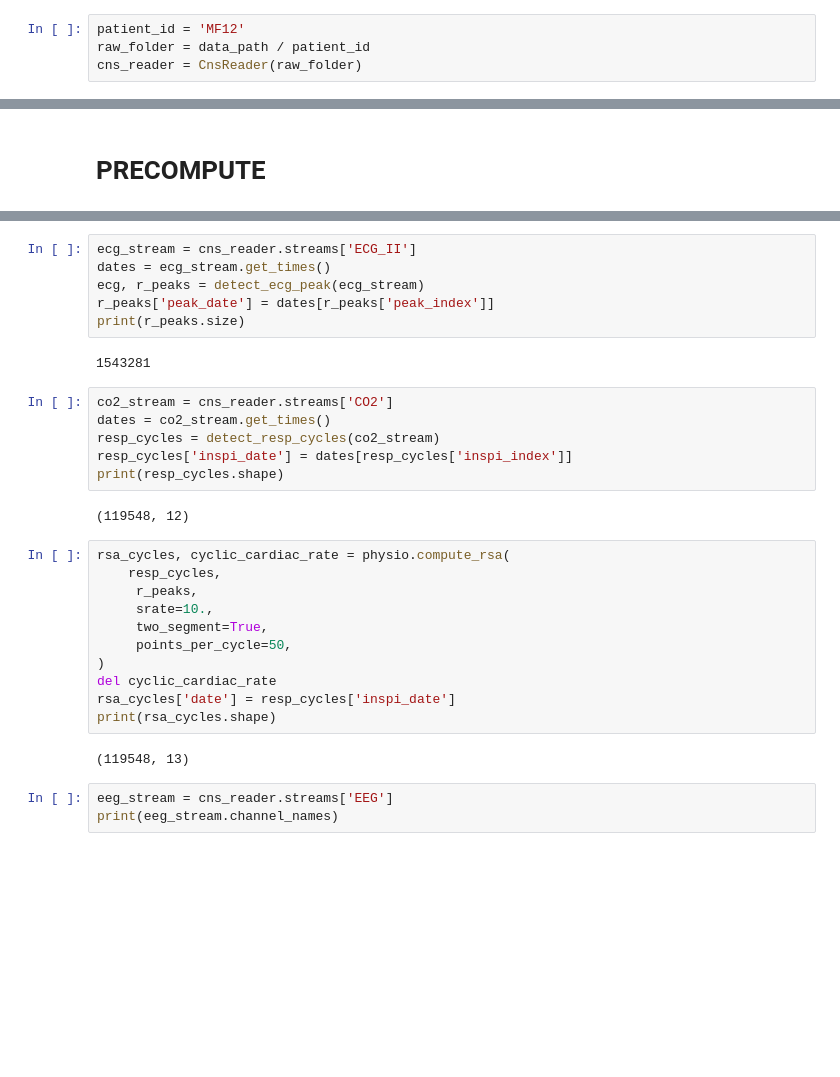
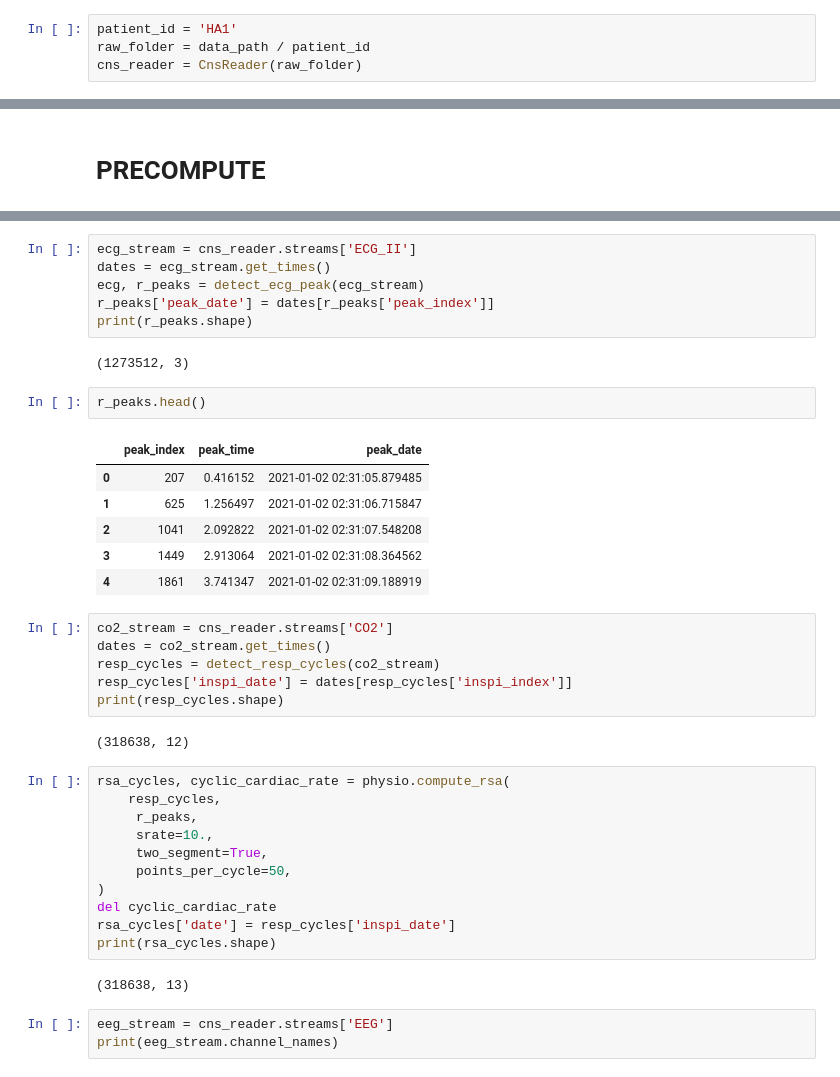
Before and after one commit to ICUandNS/CSD-Autonomous-Nervous-System, a Jupyter notebook: gwendan_viewer.ipynb, the cells around one changed output, grey strips where cells are left out. Saved outputs shown, nothing was run; the diff lists cells and outputs as text; blank space fills up the shorter version.

```diff
--- a/gwendan_viewer.ipynb
+++ b/gwendan_viewer.ipynb
@@ -31,6 +25,6 @@ Current directory:/Volumes/tiger/baptiste.balanca/Neuro_rea_monitorage/scripts_a
 # %% [markdown]
 # READER
 # %%
-patient_id = 'MF12'
+patient_id = 'HA1'
 raw_folder = data_path / patient_id
 cns_reader = CnsReader(raw_folder)
@@ -63,9 +56,18 @@ ecg_stream = cns_reader.streams['ECG_II']
 dates = ecg_stream.get_times()
 ecg, r_peaks = detect_ecg_peak(ecg_stream)
 r_peaks['peak_date'] = dates[r_peaks['peak_index']]
-print(r_peaks.size)
+print(r_peaks.shape)
 # %% [output]
-1543281
+(1273512, 3)
+# %%
+r_peaks.head()
+# %% [output]
+|  | peak_index | peak_time | peak_date |
+| 0 | 207 | 0.416152 | 2021-01-02 02:31:05.879485 |
+| 1 | 625 | 1.256497 | 2021-01-02 02:31:06.715847 |
+| 2 | 1041 | 2.092822 | 2021-01-02 02:31:07.548208 |
+| 3 | 1449 | 2.913064 | 2021-01-02 02:31:08.364562 |
+| 4 | 1861 | 3.741347 | 2021-01-02 02:31:09.188919 |
 # %%
 co2_stream = cns_reader.streams['CO2']
 dates = co2_stream.get_times()
@@ -73,7 +75,7 @@ resp_cycles = detect_resp_cycles(co2_stream)
 resp_cycles['inspi_date'] = dates[resp_cycles['inspi_index']]
 print(resp_cycles.shape)
 # %% [output]
-(119548, 12)
+(318638, 12)
 # %%
 rsa_cycles, cyclic_cardiac_rate = physio.compute_rsa(
     resp_cycles,
@@ -86,7 +88,7 @@ del cyclic_cardiac_rate
 rsa_cycles['date'] = resp_cycles['inspi_date']
 print(rsa_cycles.shape)
 # %% [output]
-(119548, 13)
+(318638, 13)
 # %%
 eeg_stream = cns_reader.streams['EEG']
 print(eeg_stream.channel_names)
```
Also changed, not shown: parts of 12 cells of this notebook, 3 other files.
